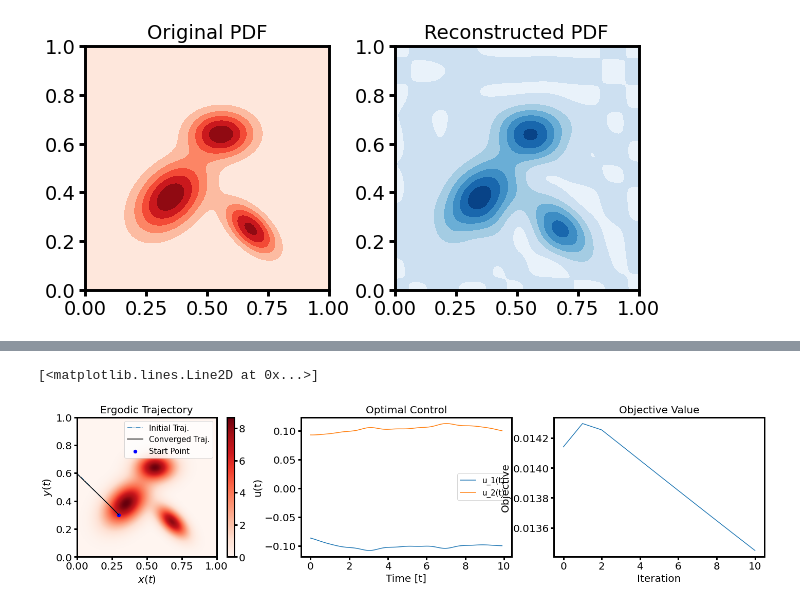
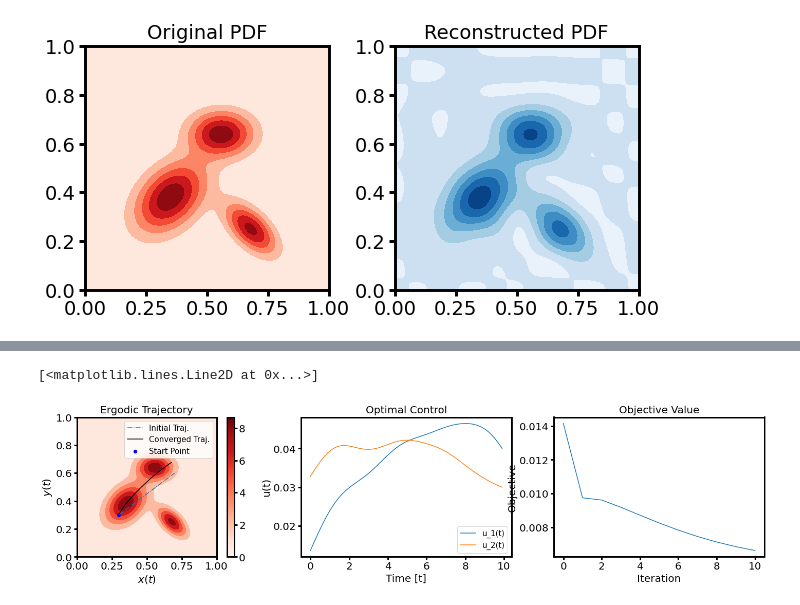
Before and after one commit to Schelbert197/active_learning, a Jupyter notebook: homework5.ipynb, the cells around one changed output, grey strips where cells are left out. Saved outputs shown, nothing was run; the diff lists cells and outputs as text; code cells hidden in the pictures.

Commit message:
Got plots for hw5

```diff
--- a/homework5.ipynb
+++ b/homework5.ipynb
@@ -222,7 +222,7 @@ x0 = np.array([0.3, 0.3])
 T = 10
 tlist = np.arange(0, T, dt)
 tsteps = tlist.shape[0]
-init_u_traj = np.tile(np.array([-0.1, 0.1]), reps=(tsteps,1))
+init_u_traj = np.tile(np.array([0.04, 0.03]), reps=(tsteps,1))
 
 # Q_x = np.diag([10.0, 10.0, 2.0])
 R_u = np.diag([0.0, 0.0])
@@ -653,6 +653,12 @@ for iter in range(10):
 # ax[0][2].set_xlim(-0.2, 10.2)
 # ax[0][2].plot(j_array[:,0], j_array[:,1], linestyle='-', color='C0', label='Final')
 
+# Discretize the search space into 100-by-100 mesh grids
+grids_x, grids_y = np.meshgrid(
+    np.linspace(0, L_list[0], N),
+    np.linspace(0, L_list[1], N)
+)
+
 fig, axs = plt.subplots(1, 3, figsize=(25, 5))
 
 axs[0].set_title("Ergodic Trajectory")
@@ -664,6 +670,7 @@ cax = axs[0].imshow(
     cmap="Reds",
     extent=[0, 1, 0, 1],
 )
+axs[0].contourf(grids_x, grids_y, pdf_gt.reshape(N,N), cmap='Reds')
 axs[0].plot(
     x_traj_init[:, 0],
     x_traj_init[:, 1],
@@ -677,34 +684,34 @@ axs[0].plot(
     color="k",
     label="Converged Traj.",
 )
 axs[0].scatter(x0[0], x0[1], color="b", s=40, label="Start Point")
 fig.colorbar(cax, ax=axs[0])
 # axs[0].plot(
 #     xd_traj[:, 0],
 #     xd_traj[:, 1],
 #     linestyle="--",
 #     label="Desired Trajectory",
 # )
 # axs[0].set_aspect("equal")
 
 axs[0].set_xlim(0, 1)
 axs[0].set_ylim(0, 1)
 axs[0].legend()
 
 axs[1].set_title("Optimal Control")
 axs[1].set_xlabel("Time [t]")
 axs[1].set_ylabel("u(t)")
 axs[1].plot(tlist, u_traj[:, 0], label="u_1(t)")
 axs[1].plot(tlist, u_traj[:, 1], label="u_2(t)")
 axs[1].legend()
 
 axs[2].set_title("Objective Value")
 axs[2].set_xlabel("Iteration")
 axs[2].set_ylabel("Objective")
 axs[2].plot(j_array)
 # %% [output]
 [<matplotlib.lines.Line2D at 0x...>]
-[figure, old version]
+[figure, new version]
 # %%
 phi_list = np.empty(0)
 fk_list = np.empty(0)
```
Also changed, not shown: parts of 3 cells of this notebook, 4 other files.
